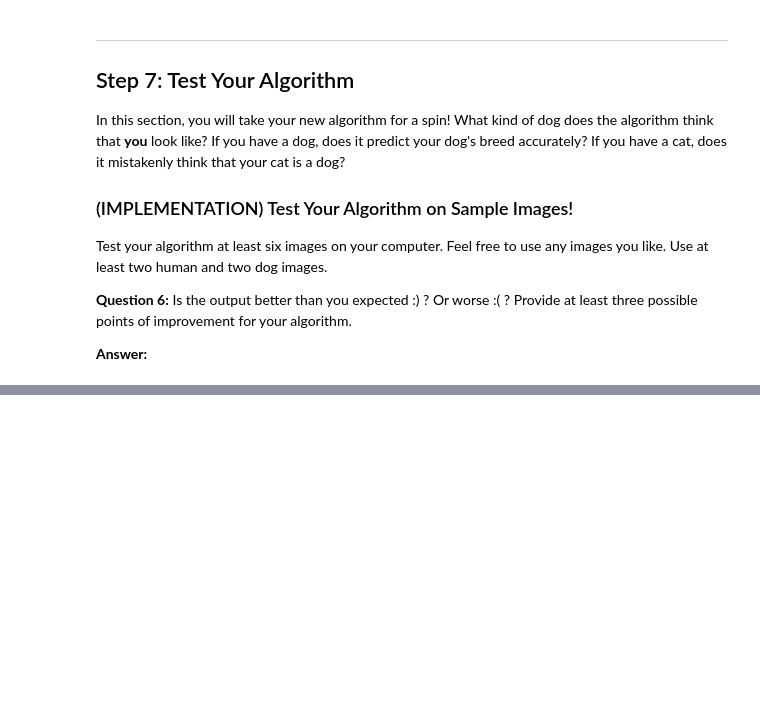
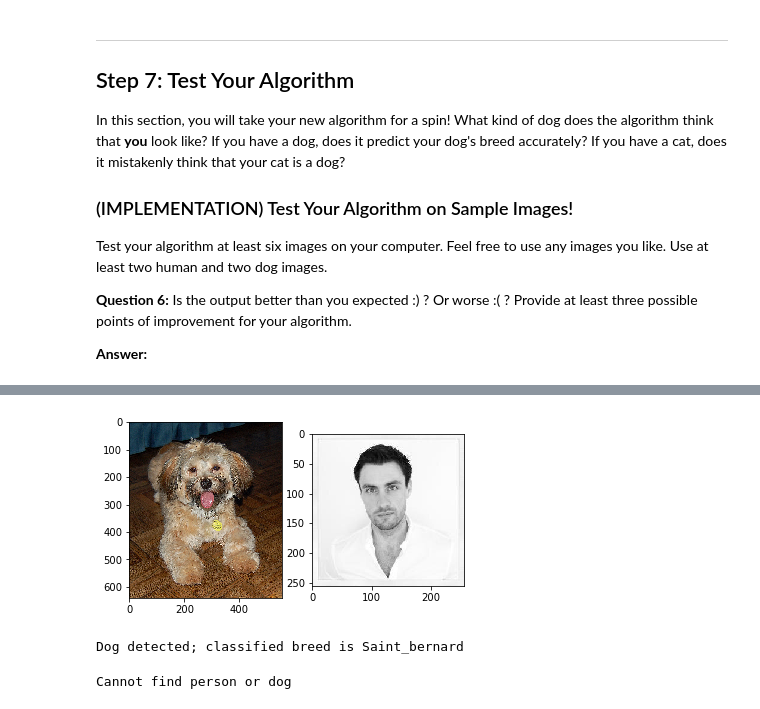
Before and after one commit to anooptomar1/udacity_dog_project, a Jupyter notebook: dog_app.ipynb, the cells around one changed output, grey strips where cells are left out. Saved outputs shown, nothing was run; the diff lists cells and outputs as text; code cells hidden in the pictures; blank space fills up the shorter version.

```diff
--- a/dog_app.ipynb
+++ b/dog_app.ipynb
@@ -823,0 +1068,12 @@ __Answer:__
+# %%
+show_images([get_img_path("Havanese_05568.jpg"), get_img_path("jnewnham.jpeg")])
+# %% [output]
+[figure, added]
+# %%
+print(get_breed(get_img_path("Saint_bernard_08020.jpg")))
+# %% [output]
+Dog detected; classified breed is Saint_bernard
+# %%
+print(get_breed(get_img_path("sunset.jpg")))
+# %% [output]
+Cannot find person or dog
```
Also changed, not shown: parts of 35 cells of this notebook, 13 other files.
